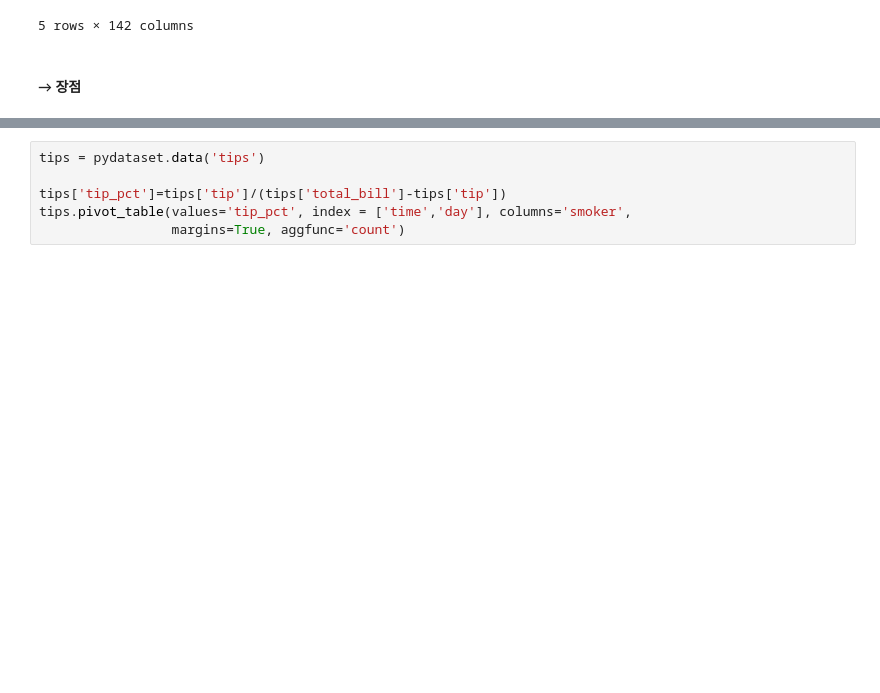
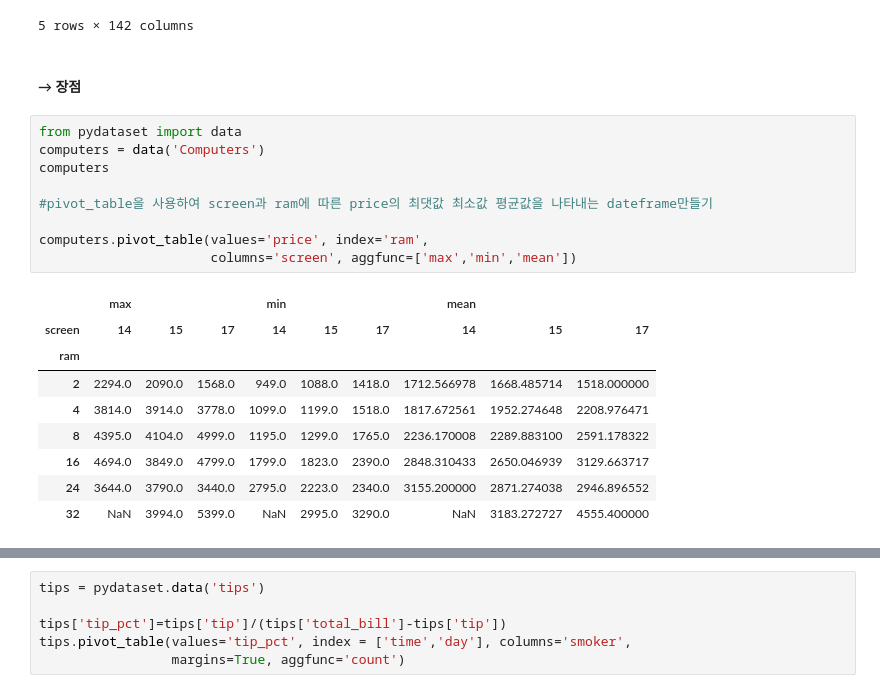
Before and after one commit to zzwony/Start_0920, a Jupyter notebook: redpython.ipynb, the cells around one changed output, grey strips where cells are left out. Saved outputs shown, nothing was run; the diff lists cells and outputs as text; blank space fills up the shorter version.

```diff
--- a/redpython.ipynb
+++ b/redpython.ipynb
@@ -3071,3 +3091,22 @@ df1.head()   #year에 중복이 없기 때문에 잘 만들어진다.
 5 rows × 142 columns
 # %% [markdown]
 #### → 장점
+# %%
+from pydataset import data
+computers = data('Computers')
+computers
+
+#pivot_table을 사용하여 screen과 ram에 따른 price의 최댓값 최소값 평균값을 나타내는 dateframe만들기
+
+computers.pivot_table(values='price', index='ram',
+                      columns='screen', aggfunc=['max','min','mean'])
+# %% [output]
+|  | max |  |  | min |  |  | mean |  |  |
+| screen | 14 | 15 | 17 | 14 | 15 | 17 | 14 | 15 | 17 |
+| ram |  |  |  |  |  |  |  |  |  |
+| 2 | 2294.0 | 2090.0 | 1568.0 | 949.0 | 1088.0 | 1418.0 | 1712.566978 | 1668.485714 | 1518.000000 |
+| 4 | 3814.0 | 3914.0 | 3778.0 | 1099.0 | 1199.0 | 1518.0 | 1817.672561 | 1952.274648 | 2208.976471 |
+| 8 | 4395.0 | 4104.0 | 4999.0 | 1195.0 | 1299.0 | 1765.0 | 2236.170008 | 2289.883100 | 2591.178322 |
+| 16 | 4694.0 | 3849.0 | 4799.0 | 1799.0 | 1823.0 | 2390.0 | 2848.310433 | 2650.046939 | 3129.663717 |
+| 24 | 3644.0 | 3790.0 | 3440.0 | 2795.0 | 2223.0 | 2340.0 | 3155.200000 | 2871.274038 | 2946.896552 |
+| 32 | NaN | 3994.0 | 5399.0 | NaN | 2995.0 | 3290.0 | NaN | 3183.272727 | 4555.400000 |
```
Also changed, not shown: parts of 5 cells of this notebook.
